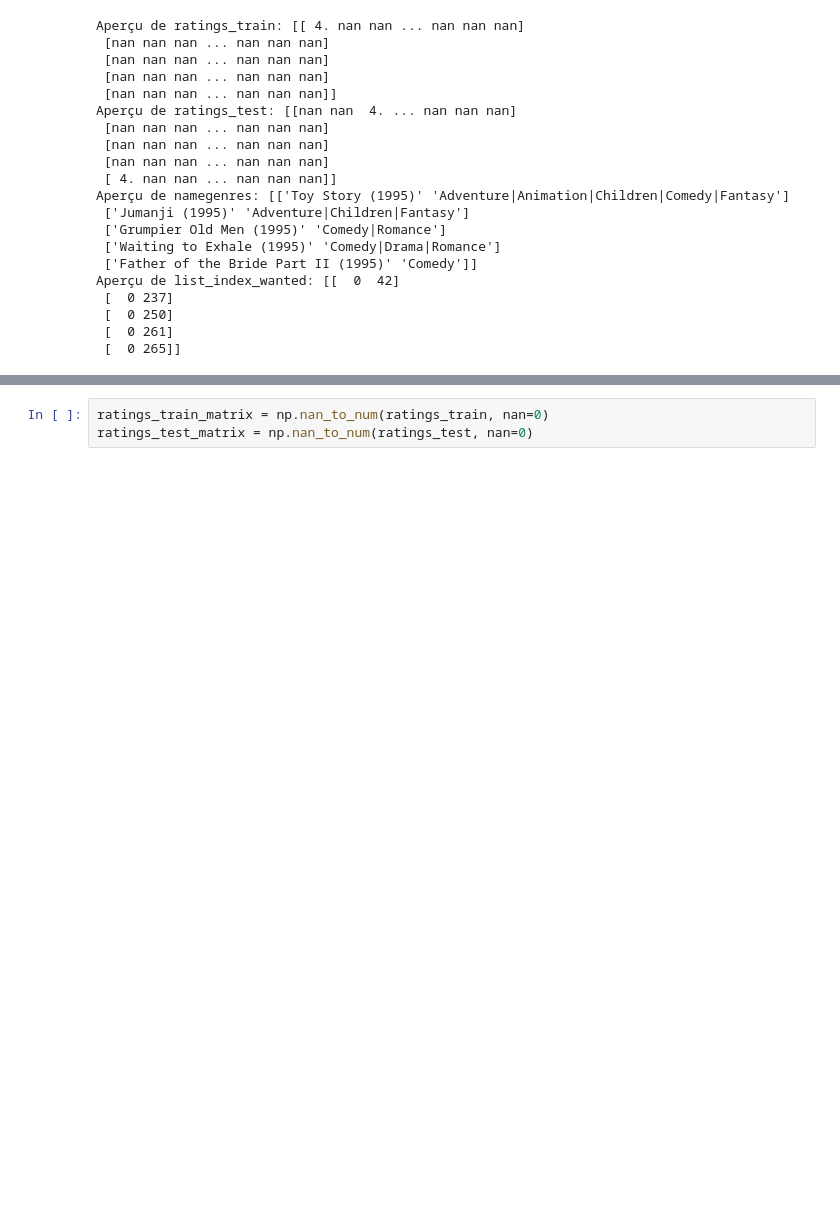
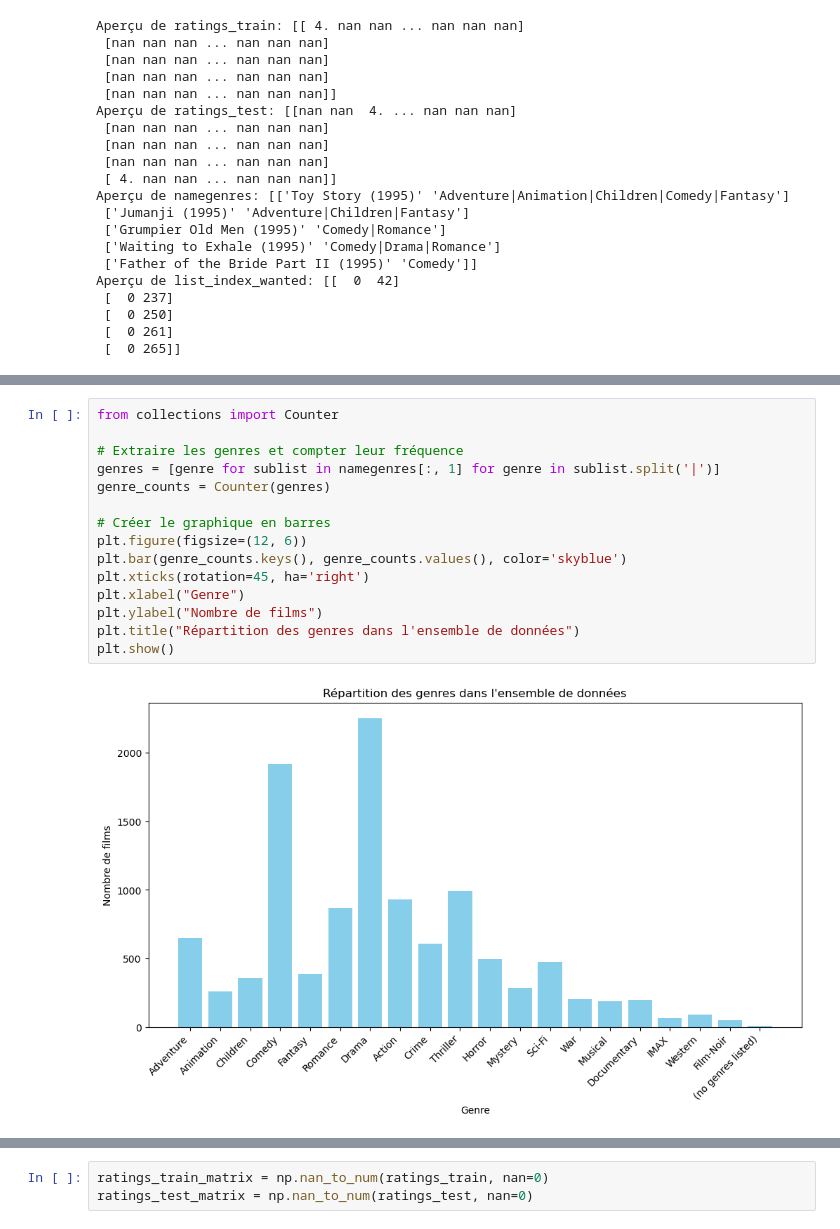
Before and after one commit to amandine32/ProjetML, a Jupyter notebook: recommandation.ipynb, the cells around one changed output, grey strips where cells are left out. Saved outputs shown, nothing was run; the diff lists cells and outputs as text; blank space fills up the shorter version.

```diff
--- a/recommandation.ipynb
+++ b/recommandation.ipynb
@@ -52,0 +117,17 @@ Aperçu de list_index_wanted: [[  0  42]
+# %%
+from collections import Counter
+
+# Extraire les genres et compter leur fréquence
+genres = [genre for sublist in namegenres[:, 1] for genre in sublist.split('|')]
+genre_counts = Counter(genres)
+
+# Créer le graphique en barres
+plt.figure(figsize=(12, 6))
+plt.bar(genre_counts.keys(), genre_counts.values(), color='skyblue')
+plt.xticks(rotation=45, ha='right')
+plt.xlabel("Genre")
+plt.ylabel("Nombre de films")
+plt.title("Répartition des genres dans l'ensemble de données")
+plt.show()
+# %% [output]
+[figure, added]
```
Also changed, not shown: parts of 6 cells of this notebook.
